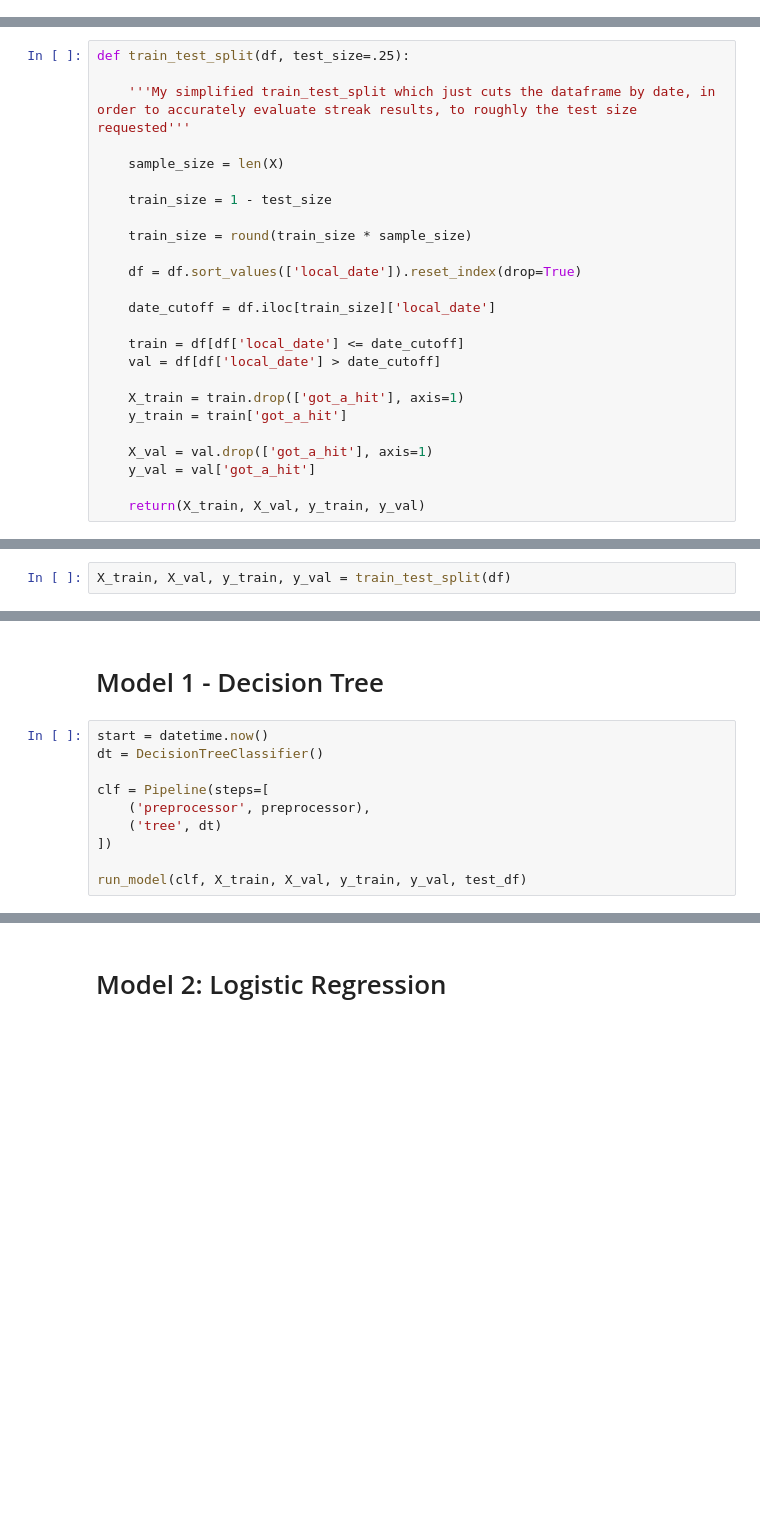
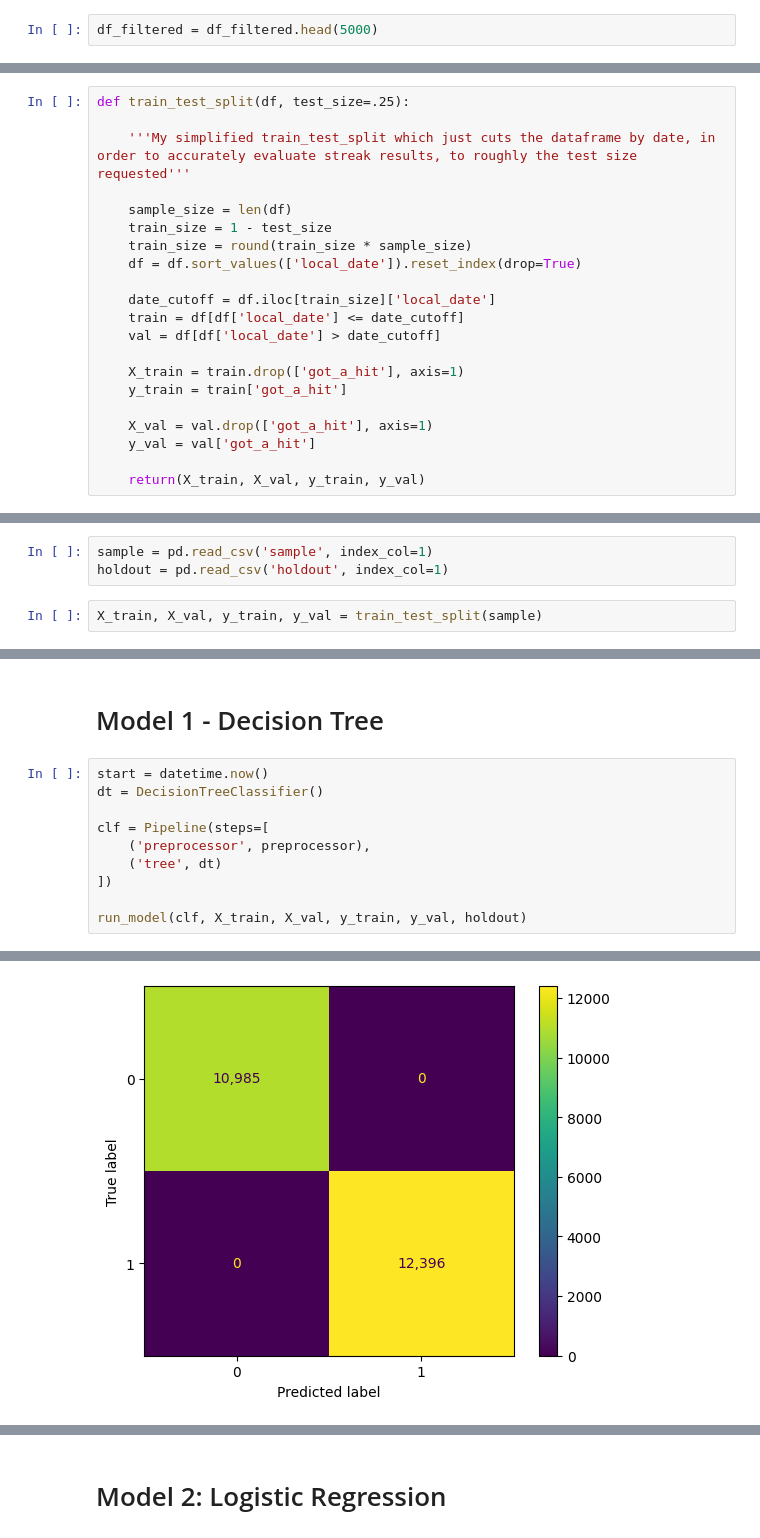
Before and after one commit to stone-ericm/MLB_counting_to_57_hits, a Jupyter notebook: master.ipynb, the cells around one changed output, grey strips where cells are left out. Saved outputs shown, nothing was run; the diff lists cells and outputs as text; blank space fills up the shorter version.

Commit message:
Data collected, models not functional

```diff
--- a/master.ipynb
+++ b/master.ipynb
@@ -824,0 +378,2 @@ def lookup_team(lookup_value, activeStatus="Y", season=datetime.now().year, spor
+# %%
+df_filtered = df_filtered.head(5000)
@@ -1095,16 +1442,12 @@ def train_test_split(df, test_size=.25):
 
     '''My simplified train_test_split which just cuts the dataframe by date, in order to accurately evaluate streak results, to roughly the test size requested'''
 
-    sample_size = len(X)
-
+    sample_size = len(df)
     train_size = 1 - test_size
-
     train_size = round(train_size * sample_size)
-
     df = df.sort_values(['local_date']).reset_index(drop=True)
 
     date_cutoff = df.iloc[train_size]['local_date']
-
     train = df[df['local_date'] <= date_cutoff]
     val = df[df['local_date'] > date_cutoff]
 
@@ -1118,2 +1463,5 @@ def train_test_split(df, test_size=.25):
+# %%
+sample = pd.read_csv('sample', index_col=1)
+holdout = pd.read_csv('holdout', index_col=1)
 # %%
-X_train, X_val, y_train, y_val = train_test_split(df)
+X_train, X_val, y_train, y_val = train_test_split(sample)
@@ -1192,4 +1614,5 @@ clf = Pipeline(steps=[
     ('tree', dt)
 ])
 
-run_model(clf, X_train, X_val, y_train, y_val, test_df)
+run_model(clf, X_train, X_val, y_train, y_val, holdout)
+# %% [output]
@@ -1195,0 +1636 @@ run_model(clf, X_train, X_val, y_train, y_val, test_df)
+[figure, added]
```
Also changed, not shown: parts of 99 cells of this notebook, 6 other files.
